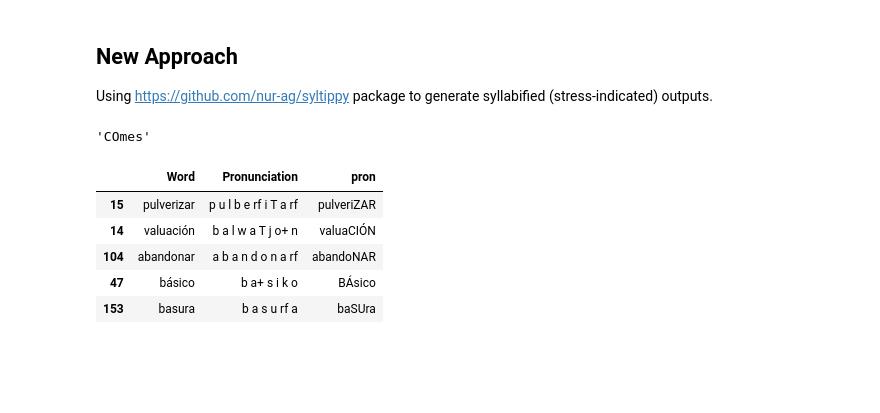
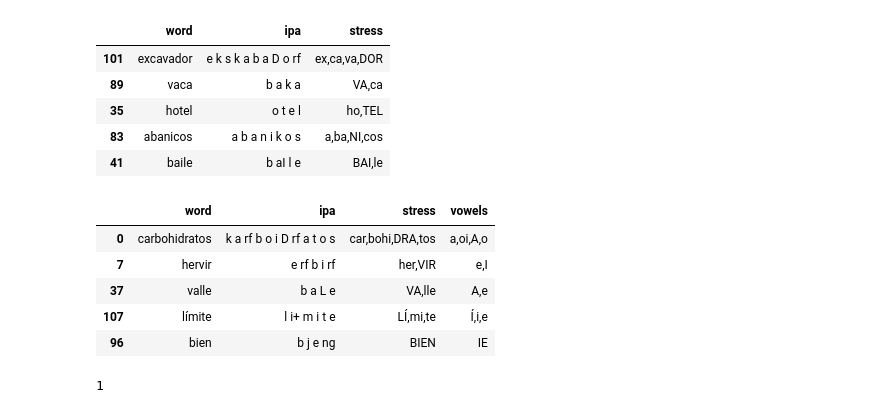
Before and after one commit to anniehelms/Bay_Area_Spanish, a Jupyter notebook: 00_Stress_dict.ipynb, the cells around one changed output. Drawn from its saved outputs; the diff is of its cells as text; code cells hidden in the pictures; blank space fills up the shorter version.

```diff
--- a/00_Stress_dict.ipynb
+++ b/00_Stress_dict.ipynb
@@ -34,0 +11,9 @@ len(sp_phon)
+# %%
+# create function to take in word input and generate uppercase for stressed syllable
+
+def stress(word):
+    syllables, stress = syllabize(word)
+    return ','.join(s if stress != i else s.upper() for (i, s) in enumerate(syllables))
+
+# enter nonce word
+stress("guerra")
@@ -35,5 +22,7 @@ len(sp_phon)
 # %%
+# import dataframe of female wordlist productions
+
 female = pd.read_csv("dicts/cbas_female_dictionary.txt", sep = "\t", header = None)
-female.columns = ["Word", "Pronunciation"]
-female.sample(5)
+female.columns = ["word", "ipa"]
+female.sample()
 # %% [output]
@@ -83,4 +30,0 @@ available.sample(5)
-# %% [markdown]
-## New Approach
-
-Using https://github.com/nur-ag/syltippy package to generate syllabified (stress-indicated) outputs.
@@ -89,18 +31,12 @@ from syltippy import syllabize
-# %%
-def stress(word):
-    syllables, stress = syllabize(word)
-    return ''.join(s if stress != i else s.upper() for (i, s) in enumerate(syllables))
-
-stress("comes")
-# %% [output]
-'COmes'
 # %%
-female["pron"] = female["Word"].apply(lambda x : stress(x.replace(" ", "")))
+# apply lambda function of 'stress' on the 'word' column
+
+female["stress"] = female["word"].apply(lambda x : stress(x))
 female.sample(5)
 # %% [output]
-|  | Word | Pronunciation | pron |
-| 15 | pulverizar | p u l b e rf i T a rf | pulveriZAR |
-| 14 | valuación | b a l w a T j o+ n | valuaCIÓN |
-| 104 | abandonar | a b a n d o n a rf | abandoNAR |
-| 47 | básico | b a+ s i k o | BÁsico |
-| 153 | basura | b a s u rf a | baSUra |
+|  | word | ipa | stress |
+| 101 | excavador | e k s k a b a D o rf | ex,ca,va,DOR |
+| 89 | vaca | b a k a | VA,ca |
+| 35 | hotel | o t e l | ho,TEL |
+| 83 | abanicos | a b a n i k o s | a,ba,NI,cos |
+| 41 | baile | b aI l e | BAI,le |
@@ -109,0 +43,26 @@ sub.str.replace(r')
+# %%
+# create separate column to hold only the vowels in each syllable
+
+female["vowels"] = female["stress"].apply(lambda x: re.sub(r'[^,aeiouAEIOUáéíóúÁÉÍÓÚ]', '', x))
+female.sample(5)
+# %% [output]
+|  | word | ipa | stress | vowels |
+| 0 | carbohidratos | k a rf b o i D rf a t o s | car,bohi,DRA,tos | a,oi,A,o |
+| 7 | hervir | e rf b i rf | her,VIR | e,I |
+| 37 | valle | b a L e | VA,lle | A,e |
+| 107 | límite | l i+ m i t e | LÍ,mi,te | Í,i,e |
+| 96 | bien | b j e ng | BIEN | IE |
+# %%
+# define function to return index of 'vowels' column with stress
+
+def is_stress(word):
+    # convert to list
+    word = word.split(",")
+    for syllable in word:
+        if syllable.isupper():
+            stress = word.index(syllable)
+    return stress
+
+is_stress("e,I")
+# %% [output]
+1
```
Also changed, not shown: parts of 25 cells of this notebook, 17 other files.
